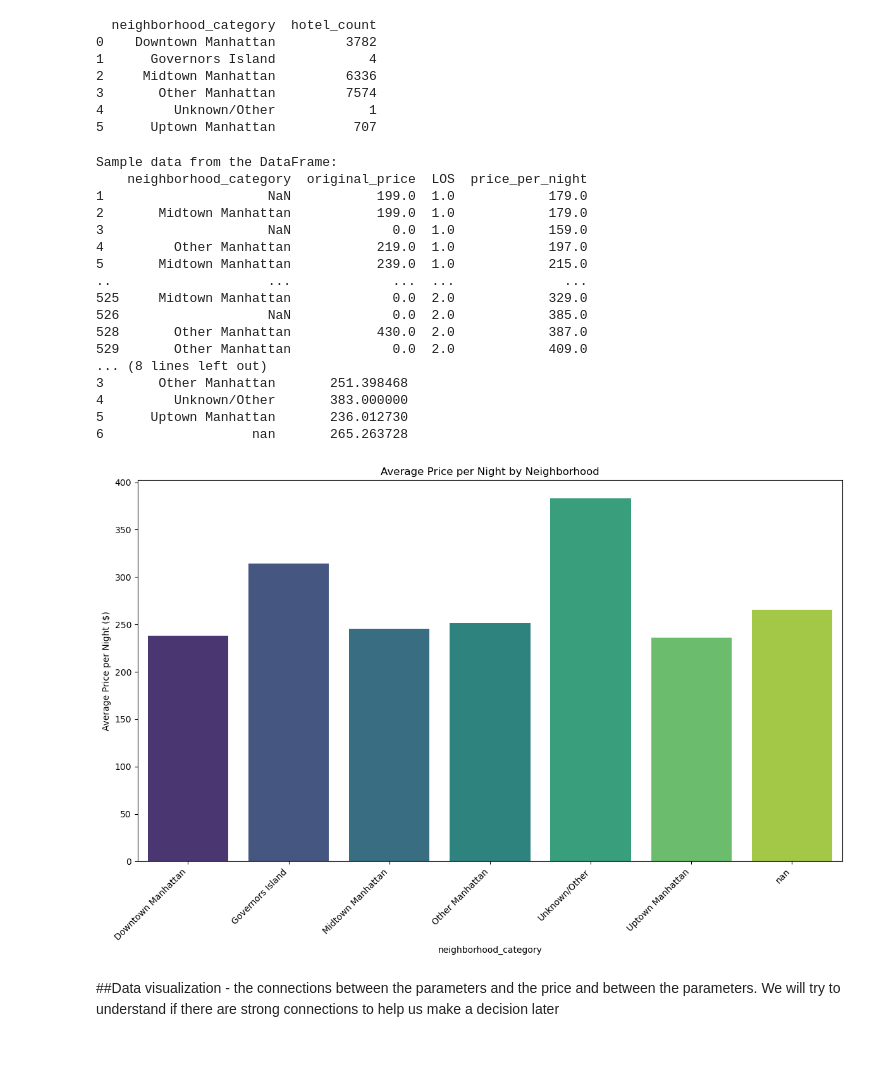
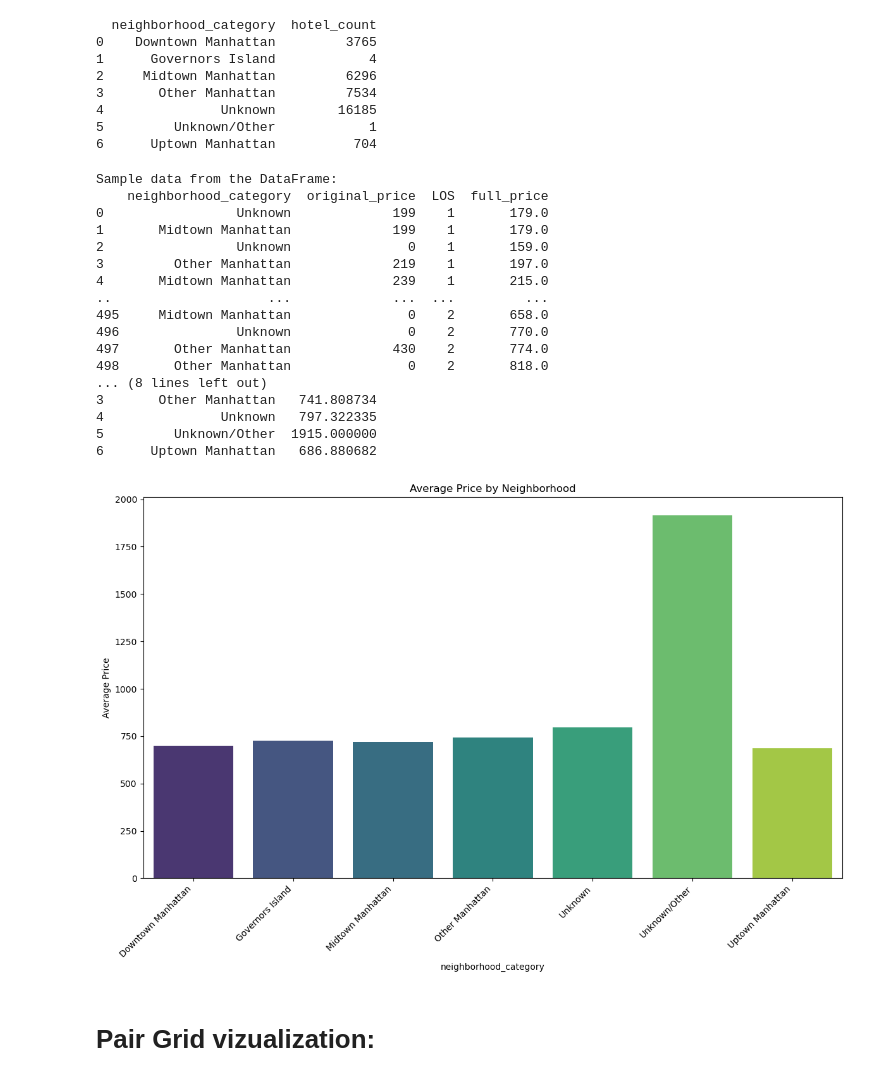
Before and after one commit to Omri5790/Data_Project, a Jupyter notebook: Expedia visualizations/Expedia_visualization_20_06.ipynb, the cells around one changed output. Cells and saved outputs as stored; diff of their text form; code cells hidden in the pictures; blank space fills up the shorter version.

```diff
--- a/Expedia visualizations/Expedia_visualization_20_06.ipynb
+++ b/Expedia visualizations/Expedia_visualization_20_06.ipynb
@@ -7,3 +13,3 @@ import matplotlib.pyplot as plt
 # %%
-file_path = r"C:\Users\User\Desktop\expedia_clean_dfs\last_output_df_20_06_2024.csv"
+file_path = r"C:\Users\User\Desktop\expedia_clean_dfs\expedia_clean_df_20_06.csv"
 expedia_df = pd.read_csv(file_path)
@@ -62,2 +29,0 @@ def remove_exceptions(df):
-# %%
-expedia_df = remove_exceptions(expedia_df)
@@ -349,56 +244,57 @@ hotels_per_new_neighborhood = expedia_df.groupby('neighborhood_category').size()
 print(hotels_per_new_neighborhood)
 # %% [output]
   neighborhood_category  hotel_count
-0    Downtown Manhattan         3782
+0    Downtown Manhattan         3765
 1      Governors Island            4
-2     Midtown Manhattan         6336
-3       Other Manhattan         7574
-4         Unknown/Other            1
-5      Uptown Manhattan          707
+2     Midtown Manhattan         6296
+3       Other Manhattan         7534
+4               Unknown        16185
+5         Unknown/Other            1
+6      Uptown Manhattan          704
 # %%
-# Check the price_per_night column
+# Check the full_price column
 print("Sample data from the DataFrame:")
-print(expedia_df[['neighborhood_category', 'original_price', 'LOS', 'price_per_night']].head(500))
+print(expedia_df[['neighborhood_category', 'original_price', 'LOS', 'full_price']].head(500))
 
 # Ensure that the necessary columns exist and are in the correct format
-expedia_df['price_per_night'] = expedia_df['price_per_night'].astype(float)
+expedia_df['full_price'] = expedia_df['full_price'].astype(float)
 expedia_df['neighborhood_category'] = expedia_df['neighborhood_category'].astype(str)
 
-# Calculate the average price per night for each neighborhood
-avg_price_per_night = expedia_df.groupby('neighborhood_category')['price_per_night'].mean().reset_index()
+# Calculate the average full_price for each neighborhood
+avg_full_price = expedia_df.groupby('neighborhood_category')['full_price'].mean().reset_index()
 
-# Check the average price per night
-print("Average price per night for each neighborhood:")
-print(avg_price_per_night)
+# Check the average full_price
+print("Average full_price for each neighborhood:")
+print(avg_full_price)
 
-# Plotting the average price per night for each neighborhood
+# Plotting the average full_price for each neighborhood
 plt.figure(figsize=(12, 8))
-sns.barplot(x='neighborhood_category', y='price_per_night', data=avg_price_per_night, palette='viridis')
+sns.barplot(x='neighborhood_category', y='full_price', data=avg_full_price, palette='viridis')
 plt.xticks(rotation=45, ha='right')
-plt.title('Average Price per Night by Neighborhood')
+plt.title('Average Price by Neighborhood')
 plt.xlabel('neighborhood_category')
-plt.ylabel('Average Price per Night ($)')
+plt.ylabel('Average Price')
 plt.tight_layout()
 plt.show()
 # %% [output]
 Sample data from the DataFrame:
-    neighborhood_category  original_price  LOS  price_per_night
-1                     NaN           199.0  1.0            179.0
-2       Midtown Manhattan           199.0  1.0            179.0
-3                     NaN             0.0  1.0            159.0
-4         Other Manhattan           219.0  1.0            197.0
-5       Midtown Manhattan           239.0  1.0            215.0
-..                    ...             ...  ...              ...
-525     Midtown Manhattan             0.0  2.0            329.0
-526                   NaN             0.0  2.0            385.0
-528       Other Manhattan           430.0  2.0            387.0
-529       Other Manhattan             0.0  2.0            409.0
+    neighborhood_category  original_price  LOS  full_price
+0                 Unknown             199    1       179.0
+1       Midtown Manhattan             199    1       179.0
+2                 Unknown               0    1       159.0
+3         Other Manhattan             219    1       197.0
+4       Midtown Manhattan             239    1       215.0
+..                    ...             ...  ...         ...
+495     Midtown Manhattan               0    2       658.0
+496               Unknown               0    2       770.0
+497       Other Manhattan             430    2       774.0
+498       Other Manhattan               0    2       818.0
 ... (8 lines left out)
-3       Other Manhattan       251.398468
-4         Unknown/Other       383.000000
-5      Uptown Manhattan       236.012730
-6                   nan       265.263728
+3       Other Manhattan   741.808734
+4               Unknown   797.322335
+5         Unknown/Other  1915.000000
+6      Uptown Manhattan   686.880682
-[figure, old version]
+[figure, new version]
-# %% [markdown]
-##Data visualization - the connections between the parameters and the price and between the parameters. We will try to understand if there are strong connections to help us make a decision later
+# %% [markdown]
+# Pair Grid vizualization:
 # %%
```
Also changed, not shown: parts of 46 cells of this notebook.
